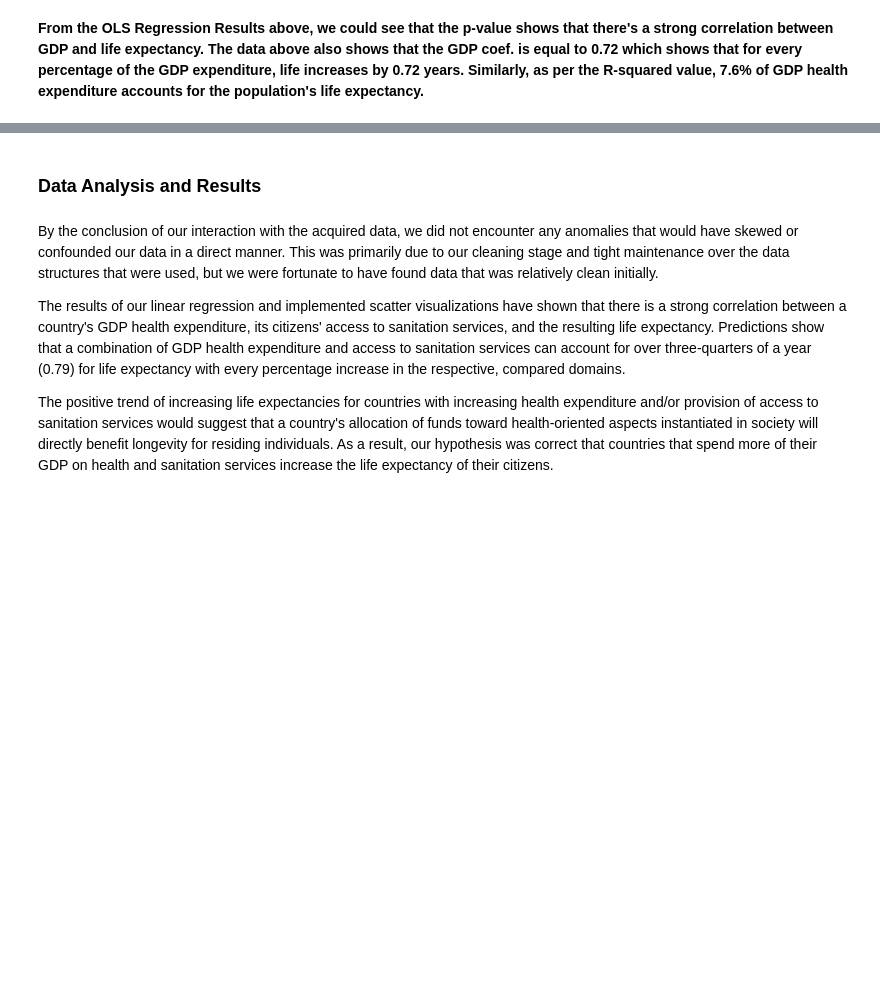
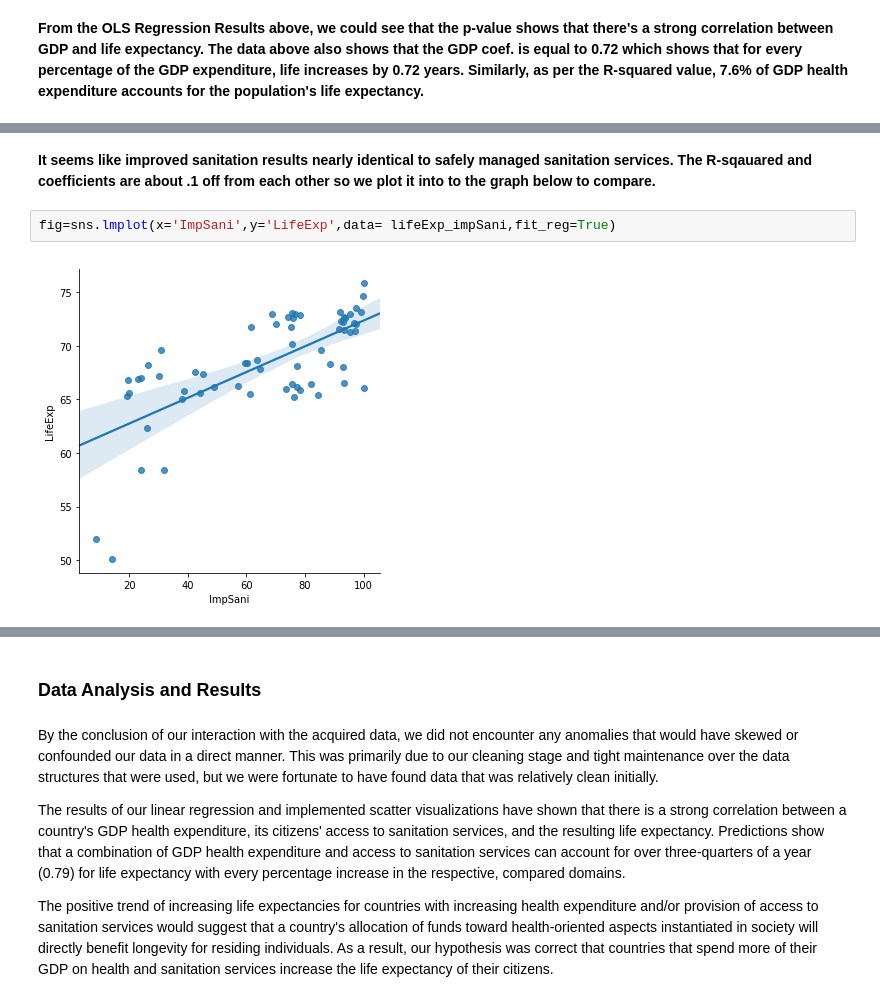
Before and after one commit to debbievo/COGS108_Repo, a Jupyter notebook: FinalProject.ipynb, the cells around one changed output, grey strips where cells are left out. Saved outputs shown, nothing was run; the diff lists cells and outputs as text; blank space fills up the shorter version.

```diff
--- a/FinalProject.ipynb
+++ b/FinalProject.ipynb
@@ -400,0 +448,6 @@ Warnings:
+# %% [markdown]
+**It seems like improved sanitation results nearly identical to safely managed sanitation services. The R-sqauared and coefficients are about .1 off from each other so we plot it into to the graph below to compare.**
+# %%
+fig=sns.lmplot(x='ImpSani',y='LifeExp',data= lifeExp_impSani,fit_reg=True)
+# %% [output]
+[figure, added]
```
Also changed, not shown: parts of 40 cells of this notebook.
